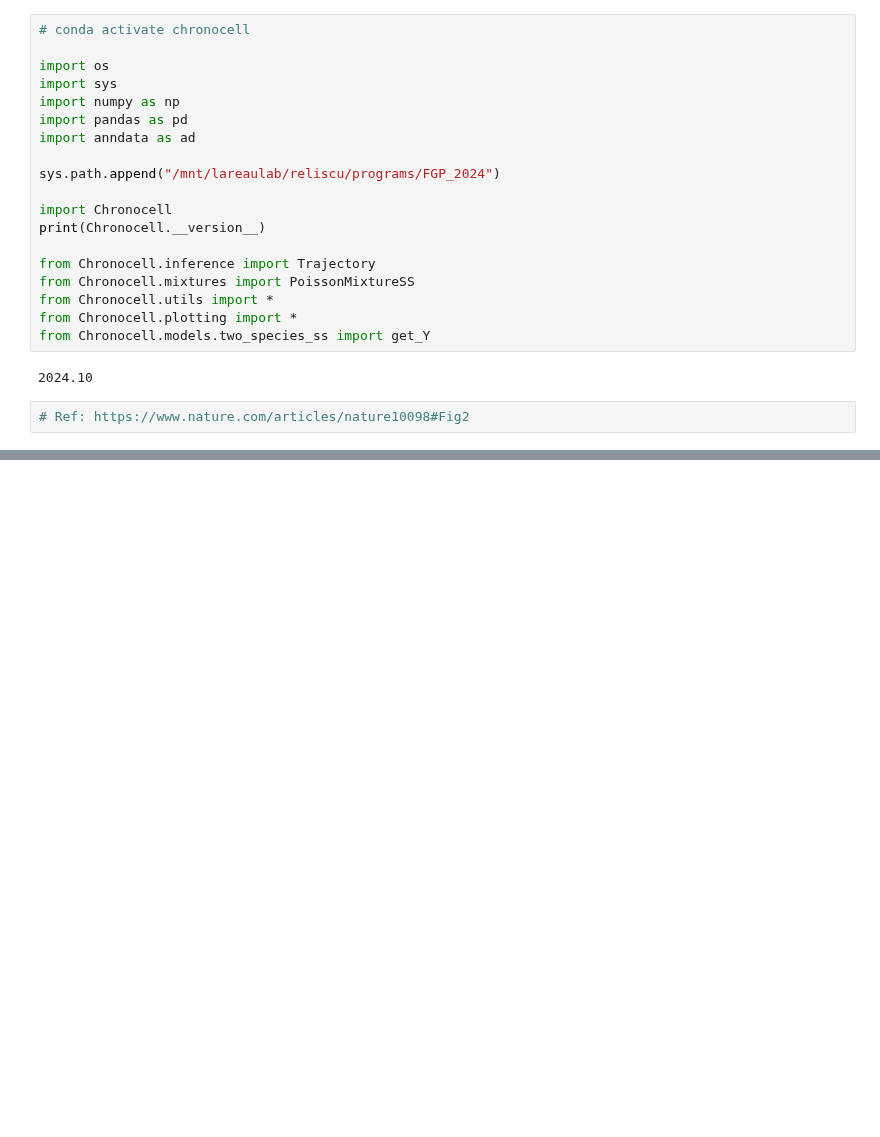
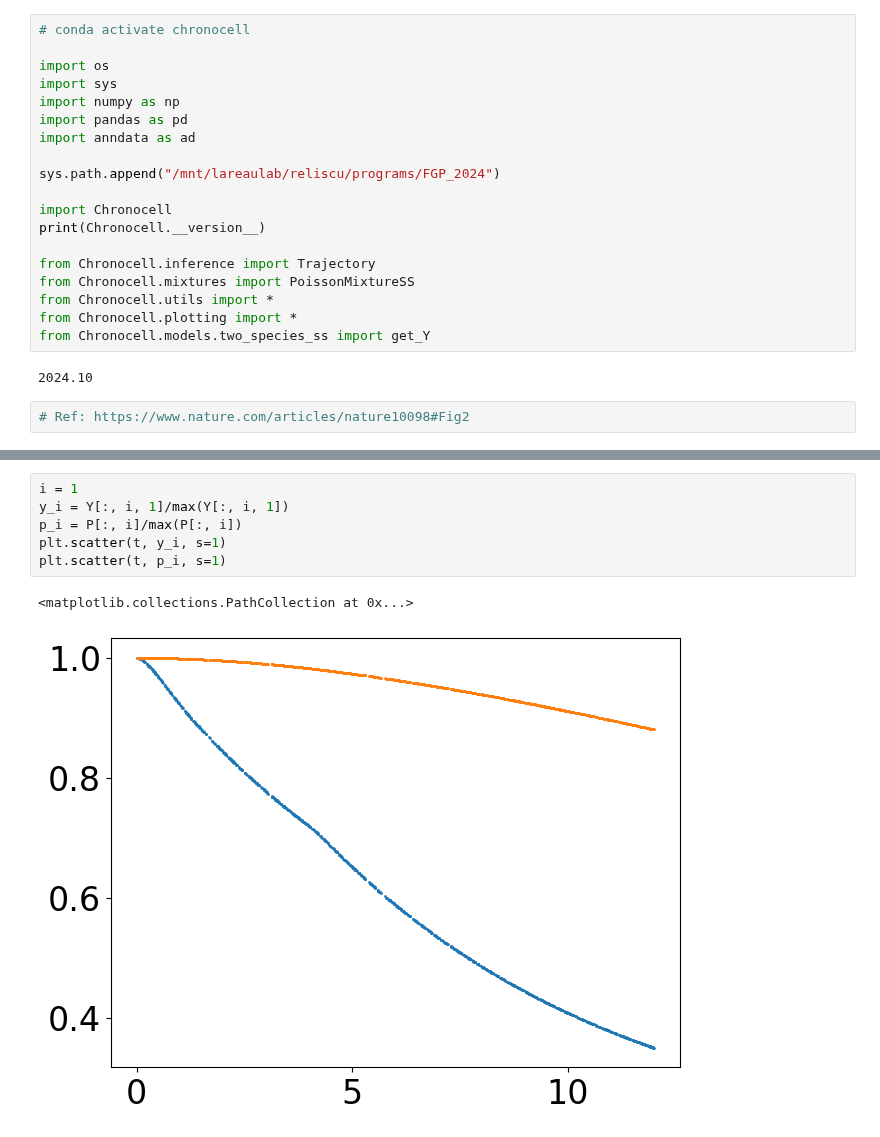
Before and after one commit to reliscu/chronocell_simulations, a Jupyter notebook: simulate_data_constant.ipynb, the cells around one changed output, grey strips where cells are left out. Cells and saved outputs as stored; diff of their text form; blank space fills up the shorter version.

```diff
--- a/simulate_data_constant.ipynb
+++ b/simulate_data_constant.ipynb
@@ -158,0 +136,9 @@ for j in range(p):
+# %%
+i = 1
+y_i = Y[:, i, 1]/max(Y[:, i, 1])
+p_i = P[:, i]/max(P[:, i])
+plt.scatter(t, y_i, s=1)
+plt.scatter(t, p_i, s=1)
+# %% [output]
+<matplotlib.collections.PathCollection at 0x...>
+[figure, added]
```
Also changed, not shown: parts of 6 cells of this notebook.
